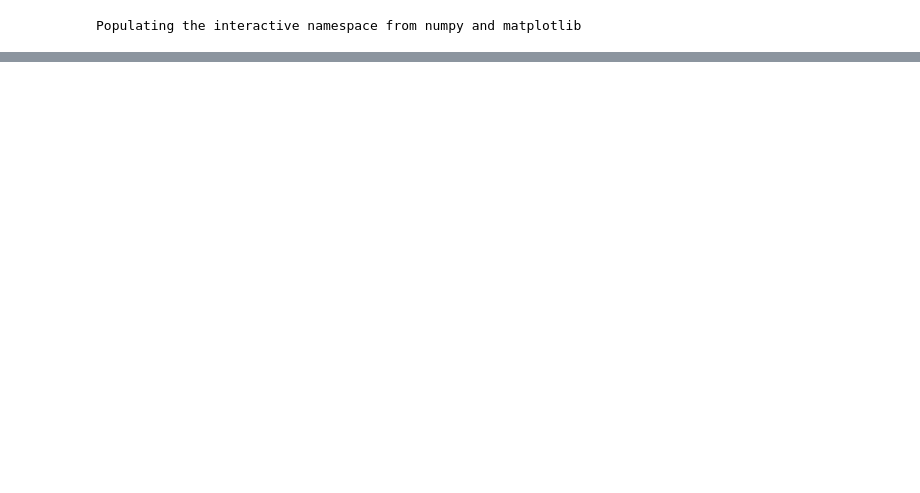
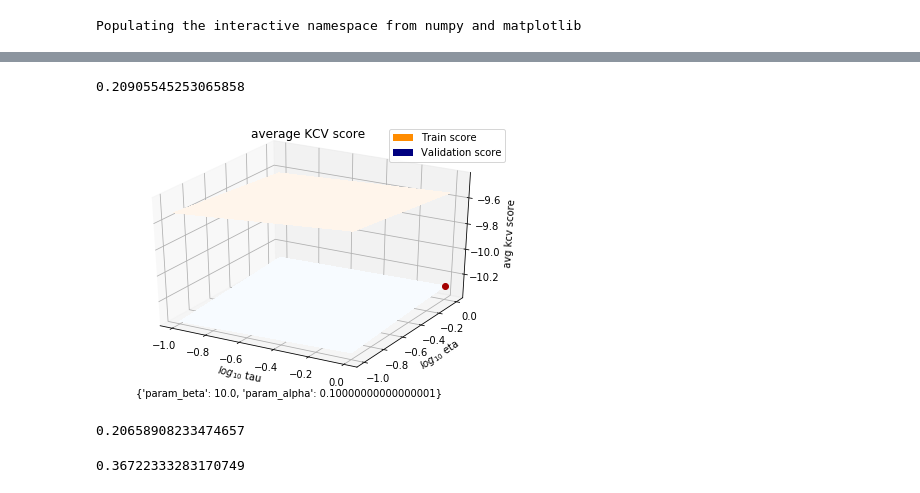
Before and after one commit to fdtomasi/regain, a Jupyter notebook: notebooks/comparison_chandrasekaran.ipynb, the cells around one changed output, grey strips where cells are left out. Cells and saved outputs as stored; diff of their text form; code cells hidden in the pictures; blank space fills up the shorter version.

```diff
--- a/notebooks/comparison_chandrasekaran.ipynb
+++ b/notebooks/comparison_chandrasekaran.ipynb
@@ -240,0 +94,11 @@ array([[ 0.29008492,  0.02411197, -0.01403351, ..., -0.00509533,
+# %%
+# config
+n_samples = 100
+n_dim_obs = 3
+n_dim_lat = 1
+T = 10
+
+data_list, K, K_obs, ells = datasets.generate_dataset(
+    mode='fixed', n_samples=n_samples, n_dim_lat=n_dim_lat, n_dim_obs=n_dim_obs, T=T)
+
+data_grid = np.array(data_list).transpose(1,2,0)  # to use it later for grid search
@@ -240,0 +228,19 @@ array([[ 0.29008492,  0.02411197, -0.01403351, ..., -0.00509533,
+# %%
+from sklearn.model_selection import GridSearchCV, ShuffleSplit
+from regain import utils; reload(utils)
+from regain.admm import latent_time_graph_lasso_; reload(latent_time_graph_lasso_);
+from regain.admm.latent_time_graph_lasso_ import LatentTimeGraphLasso
+
+ltgl = GridSearchCV(LatentTimeGraphLasso(bypass_transpose=False, assume_centered=False),
+                    dict(tau=np.logspace(-1,0,2), eta=np.logspace(-1,0,2),
+                         alpha=np.logspace(-1,1,2), beta=np.logspace(-1,1,2)),
+                    cv=ShuffleSplit(10)).fit(data_grid)
+# %%
+utils.error_norm(ltgl.best_estimator_.precision_, K)
+# %% [output]
+0.20905545253065858
+# %%
+from palladio import plotting; reload(plotting);
+plotting.score_surfaces_gridsearch(ltgl, indep_vars=['tau','eta'], logspace=['tau','eta'])
+# %% [output]
+[figure, added]
@@ -240,0 +277,9 @@ array([[ 0.29008492,  0.02411197, -0.01403351, ..., -0.00509533,
+# %%
+from regain.utils import error_norm
+error_norm(ltgl.best_estimator_.precision_, K_obs)
+# %% [output]
+0.20658908233474657
+# %%
+error_norm(R_ar, K_obs)
+# %% [output]
+0.36722333283170749
```
Also changed, not shown: parts of 56 cells of this notebook, 1 other file.
